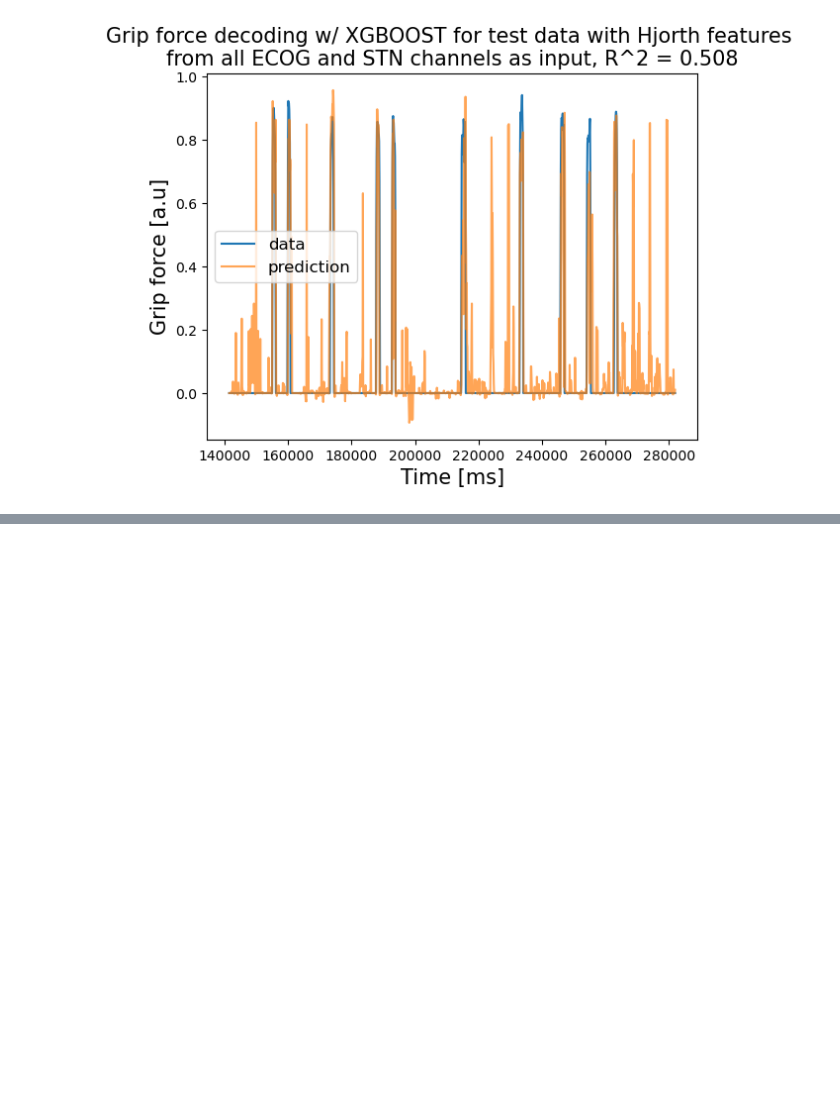
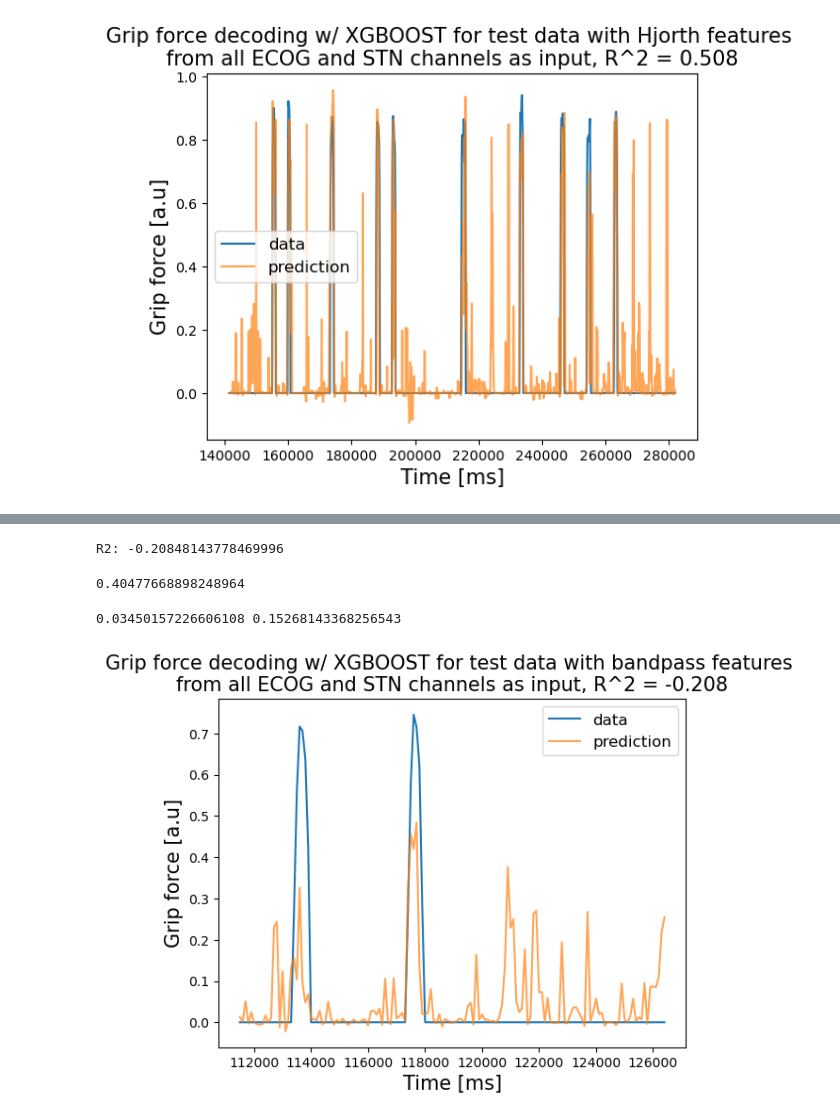
Before and after one commit to lauraflyra/BehaviorallyRelevantNeuralDynamicsWithPSID, a Jupyter notebook: src/explore_xgboost.ipynb, the cells around one changed output, grey strips where cells are left out. Saved outputs shown, nothing was run; the diff lists cells and outputs as text; code cells hidden in the pictures; blank space fills up the shorter version.

```diff
--- a/src/explore_xgboost.ipynb
+++ b/src/explore_xgboost.ipynb
@@ -221,0 +346,11 @@ plt.show()
+# %%
+train_idx_features_s3 = np.arange(np.round(0.5 * data_features_s3.shape[0]), dtype=int)
+test_idx_features_s3 = np.arange(1 + train_idx_features_s3[-1], data_features_s3.shape[0])
+
+feat_train_s3 = feature_df_s3[train_idx_features_s3]
+feat_test_s3 = feature_df_s3[test_idx_features_s3]
+
+mov_features_train_s3 = behavior_s3[train_idx_features_s3]
+mov_features_test_s3 = behavior_s3[test_idx_features_s3]
+# %%
+model_s3.fit(feat_train_s3, mov_features_train_s3)
@@ -221,0 +368,2 @@ plt.show()
+# %%
+mov_feat_test_pred_s3 = model_s3.predict(feat_test_s3)
@@ -221,0 +383,5 @@ plt.show()
+# %%
+r2_s3 = r2_score(mov_features_test_s3, mov_feat_test_pred_s3)
+print("R2: {}".format(r2_s3))
+# %% [output]
+R2: -0.20848143778469996
@@ -221,0 +390,4 @@ plt.show()
+# %%
+R_s3[0,1]
+# %% [output]
+0.40477668898248964
@@ -221,0 +396,15 @@ plt.show()
+# %%
+print(np.mean(cv_score_s3), np.std(cv_score_s3))
+# %% [output]
+0.03450157226606108 0.15268143368256543
+# %%
+time_array_s3 = data_features_s3['time'].to_numpy().reshape(-1, 1)[test_idx_features_s3]
+plt.plot(time_array_s3[270:420], mov_features_test_s3.reshape(-1,)[270:420], label = 'data')
+plt.plot(time_array_s3[270:420], mov_feat_test_pred_s3.reshape(-1,)[270:420], label = 'prediction', alpha = 0.7)
+plt.title("Grip force decoding w/ XGBOOST for test data with bandpass features \nfrom all ECOG and STN channels as input, R^2 = {:.3g}".format(np.mean(r2_s3)), fontsize = 15)
+plt.xlabel("Time [ms]", fontsize = 15)
+plt.ylabel("Grip force [a.u]", fontsize = 15)
+plt.legend(fontsize = 12)
+plt.show()
+# %% [output]
+[figure, added]
```
Also changed, not shown: parts of 28 cells of this notebook.
